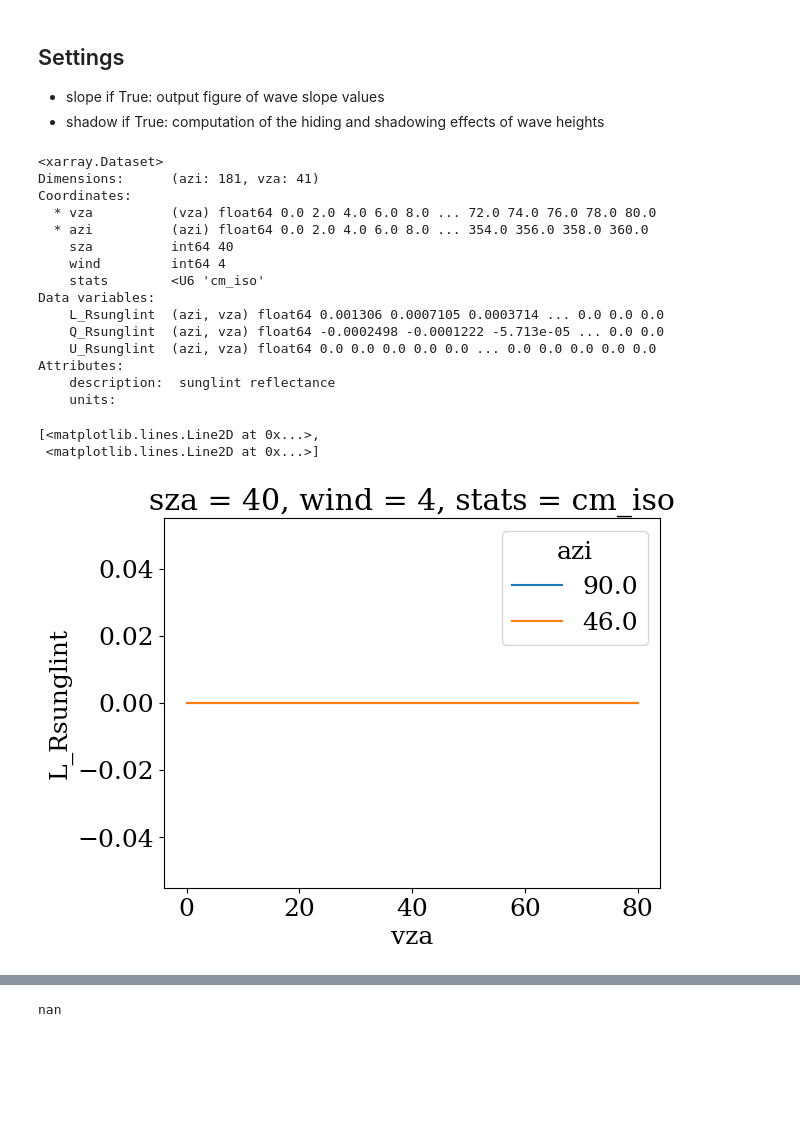
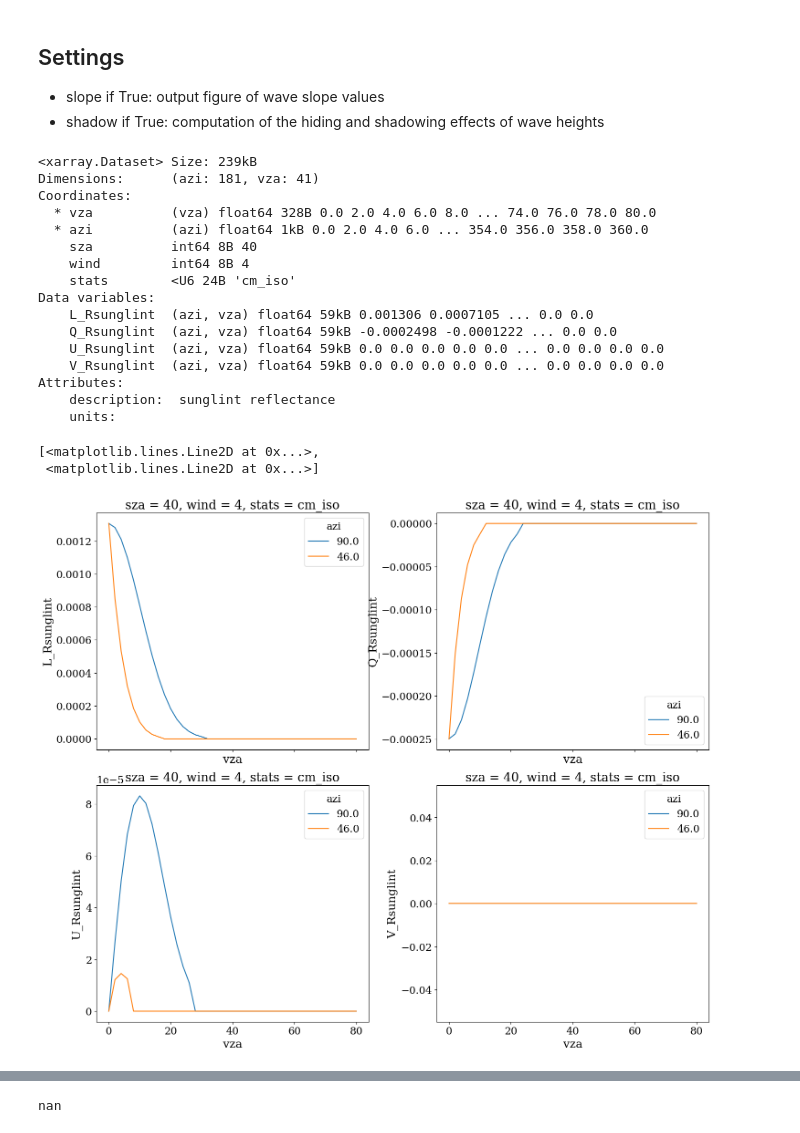
Before and after one commit to Tristanovsk/coxmunk, a Jupyter notebook: notebook/coxmunk_visu_simple.ipynb, the cells around one changed output, grey strips where cells are left out. Drawn from its saved outputs; the diff is of its cells as text; code cells hidden in the pictures; blank space fills up the shorter version.

```diff
--- a/notebook/coxmunk_visu_simple.ipynb
+++ b/notebook/coxmunk_visu_simple.ipynb
@@ -36,7 +36,7 @@ stats = 'cm_iso'
 - slope if True: output figure of wave slope values
 - shadow if True: computation of the hiding and shadowing effects of wave heights
 # %%
-sza_ = 40
+sza = 40
 wind = 4
 wind_azi = 0
 
@@ -56,14 +56,15 @@ data = np.zeros((Nazi, Nvza, N))
 
 for i in range(Nvza):
     for j in range(Nazi):
-        data[j, i, :] = coxmunk.sunglint(sza_,vza[i],azi[j], m=1.334).sunglint(
+        data[j, i, :] = coxmunk.sunglint(sza,vza[i],azi[j], m=1.334).sunglint(
             wind, wind_azi, stats=stats, shadow=shadow, slope=slope)
 # %%
 data[np.abs(data)<1e-5]=0
 # %%
 Rsunglint = xr.Dataset(dict(L_Rsunglint=(["azi", "vza"], data[...,0]),
                Q_Rsunglint=(["azi", "vza"], data[...,1]),
-               U_Rsunglint=(["azi", "vza"], data[...,2]),),
+               U_Rsunglint=(["azi", "vza"], data[...,2]),
+               V_Rsunglint=(["azi", "vza"], data[...,3])           ),
                                       coords=dict(
                                           vza=vza,
                                           azi=azi,
@@ -75,27 +76,34 @@ Rsunglint = xr.Dataset(dict(L_Rsunglint=(["azi", "vza"], data[...,0]),
                                           units=""))
 Rsunglint
 # %% [output]
-<xarray.Dataset>
+<xarray.Dataset> Size: 239kB
 Dimensions:      (azi: 181, vza: 41)
 Coordinates:
-  * vza          (vza) float64 0.0 2.0 4.0 6.0 8.0 ... 72.0 74.0 76.0 78.0 80.0
-  * azi          (azi) float64 0.0 2.0 4.0 6.0 8.0 ... 354.0 356.0 358.0 360.0
-    sza          int64 40
-    wind         int64 4
-    stats        <U6 'cm_iso'
+  * vza          (vza) float64 328B 0.0 2.0 4.0 6.0 8.0 ... 74.0 76.0 78.0 80.0
+  * azi          (azi) float64 1kB 0.0 2.0 4.0 6.0 ... 354.0 356.0 358.0 360.0
+    sza          int64 8B 40
+    wind         int64 8B 4
+    stats        <U6 24B 'cm_iso'
 Data variables:
-    L_Rsunglint  (azi, vza) float64 0.001306 0.0007105 0.0003714 ... 0.0 0.0 0.0
-    Q_Rsunglint  (azi, vza) float64 -0.0002498 -0.0001222 -5.713e-05 ... 0.0 0.0
-    U_Rsunglint  (azi, vza) float64 0.0 0.0 0.0 0.0 0.0 ... 0.0 0.0 0.0 0.0 0.0
+    L_Rsunglint  (azi, vza) float64 59kB 0.001306 0.0007105 ... 0.0 0.0
+    Q_Rsunglint  (azi, vza) float64 59kB -0.0002498 -0.0001222 ... 0.0 0.0
+    U_Rsunglint  (azi, vza) float64 59kB 0.0 0.0 0.0 0.0 0.0 ... 0.0 0.0 0.0 0.0
+    V_Rsunglint  (azi, vza) float64 59kB 0.0 0.0 0.0 0.0 0.0 ... 0.0 0.0 0.0 0.0
 Attributes:
     description:  sunglint reflectance
     units:
 # %%
-Rsunglint.L_Rsunglint.sel(azi=[90,46]).plot(hue="azi")
+fig, axs = plt.subplots(nrows=2, ncols=2, figsize=(15, 12), sharex=True)#, sharey='row')
+fig.subplots_adjust(bottom=0.05, top=0.98, left=0.086, right=0.98,
+                    hspace=0.15, wspace=0.25)
+Rsunglint.L_Rsunglint.sel(azi=[90,46]).plot(hue="azi",ax=axs[0,0])
+Rsunglint.Q_Rsunglint.sel(azi=[90,46]).plot(hue="azi",ax=axs[0,1])
+Rsunglint.U_Rsunglint.sel(azi=[90,46]).plot(hue="azi",ax=axs[1,0])
+Rsunglint.V_Rsunglint.sel(azi=[90,46]).plot(hue="azi",ax=axs[1,1])
 # %% [output]
 [<matplotlib.lines.Line2D at 0x...>,
  <matplotlib.lines.Line2D at 0x...>]
-[figure, old version]
+[figure, new version]
 # %%
 # ------------------
 # plotting section
```
Also changed, not shown: parts of 1 cell of this notebook, 3 other files.
